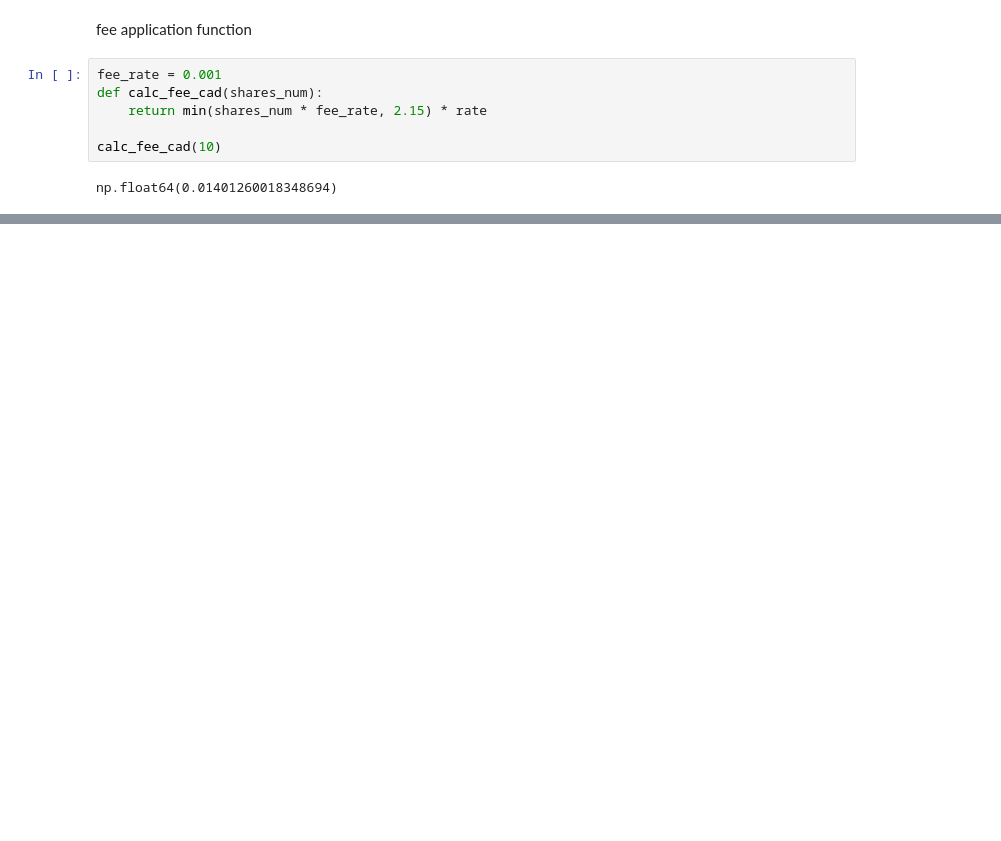
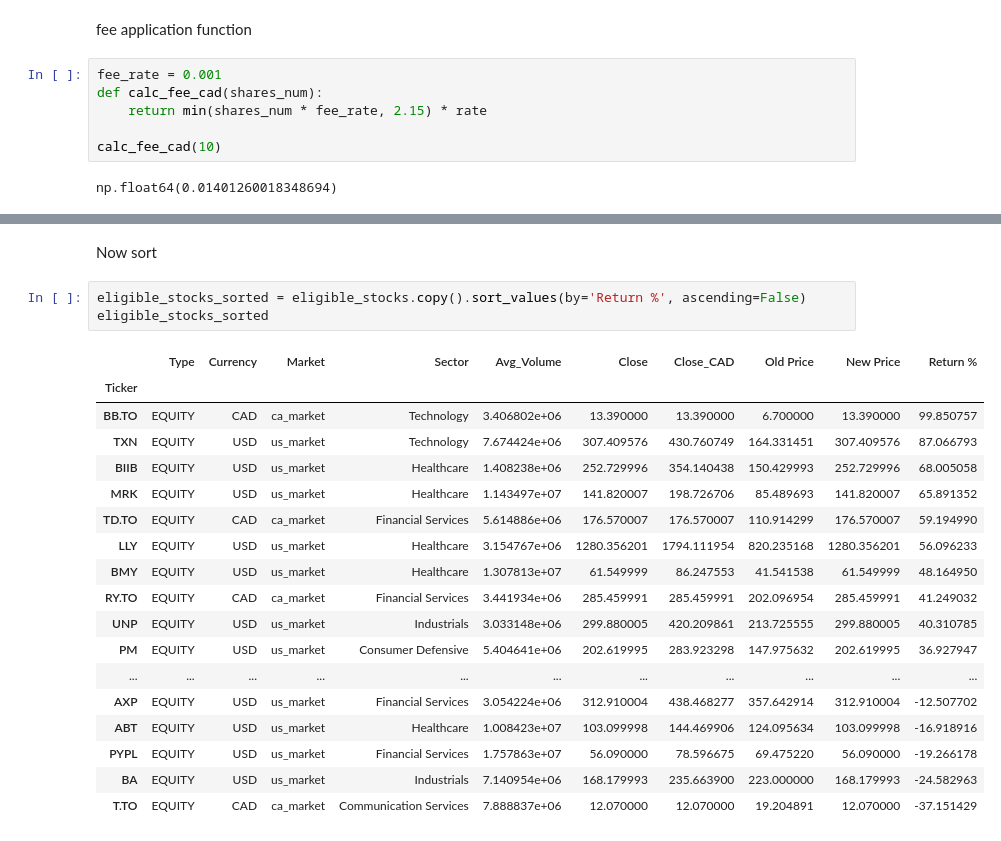
Before and after one commit to Krishna-debug223/cfm-assignment-, a Jupyter notebook: cfm_project.ipynb, the cells around one changed output, grey strips where cells are left out. Drawn from its saved outputs; the diff is of its cells as text; blank space fills up the shorter version.

```diff
--- a/cfm_project.ipynb
+++ b/cfm_project.ipynb
@@ -195,0 +255,24 @@ np.float64(0.01401260018348694)
+# %% [markdown]
+Now sort
+# %%
+eligible_stocks_sorted = eligible_stocks.copy().sort_values(by='Return %', ascending=False)
+eligible_stocks_sorted
+# %% [output]
+|  | Type | Currency | Market | Sector | Avg_Volume | Close | Close_CAD | Old Price | New Price | Return % |
+| Ticker |  |  |  |  |  |  |  |  |  |  |
+| BB.TO | EQUITY | CAD | ca_market | Technology | 3.406802e+06 | 13.390000 | 13.390000 | 6.700000 | 13.390000 | 99.850757 |
+| TXN | EQUITY | USD | us_market | Technology | 7.674424e+06 | 307.409576 | 430.760749 | 164.331451 | 307.409576 | 87.066793 |
+| BIIB | EQUITY | USD | us_market | Healthcare | 1.408238e+06 | 252.729996 | 354.140438 | 150.429993 | 252.729996 | 68.005058 |
+| MRK | EQUITY | USD | us_market | Healthcare | 1.143497e+07 | 141.820007 | 198.726706 | 85.489693 | 141.820007 | 65.891352 |
+| TD.TO | EQUITY | CAD | ca_market | Financial Services | 5.614886e+06 | 176.570007 | 176.570007 | 110.914299 | 176.570007 | 59.194990 |
+| LLY | EQUITY | USD | us_market | Healthcare | 3.154767e+06 | 1280.356201 | 1794.111954 | 820.235168 | 1280.356201 | 56.096233 |
+| BMY | EQUITY | USD | us_market | Healthcare | 1.307813e+07 | 61.549999 | 86.247553 | 41.541538 | 61.549999 | 48.164950 |
+| RY.TO | EQUITY | CAD | ca_market | Financial Services | 3.441934e+06 | 285.459991 | 285.459991 | 202.096954 | 285.459991 | 41.249032 |
+| UNP | EQUITY | USD | us_market | Industrials | 3.033148e+06 | 299.880005 | 420.209861 | 213.725555 | 299.880005 | 40.310785 |
+| PM | EQUITY | USD | us_market | Consumer Defensive | 5.404641e+06 | 202.619995 | 283.923298 | 147.975632 | 202.619995 | 36.927947 |
+| ... | ... | ... | ... | ... | ... | ... | ... | ... | ... | ... |
+| AXP | EQUITY | USD | us_market | Financial Services | 3.054224e+06 | 312.910004 | 438.468277 | 357.642914 | 312.910004 | -12.507702 |
+| ABT | EQUITY | USD | us_market | Healthcare | 1.008423e+07 | 103.099998 | 144.469906 | 124.095634 | 103.099998 | -16.918916 |
+| PYPL | EQUITY | USD | us_market | Financial Services | 1.757863e+07 | 56.090000 | 78.596675 | 69.475220 | 56.090000 | -19.266178 |
+| BA | EQUITY | USD | us_market | Industrials | 7.140954e+06 | 168.179993 | 235.663900 | 223.000000 | 168.179993 | -24.582963 |
+| T.TO | EQUITY | CAD | ca_market | Communication Services | 7.888837e+06 | 12.070000 | 12.070000 | 19.204891 | 12.070000 | -37.151429 |
```
Also changed, not shown: parts of 7 cells of this notebook.
